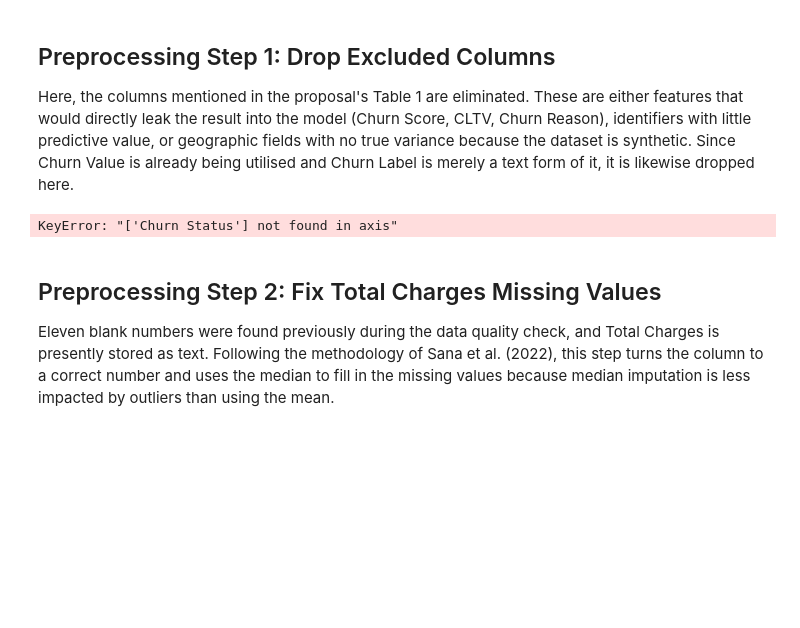
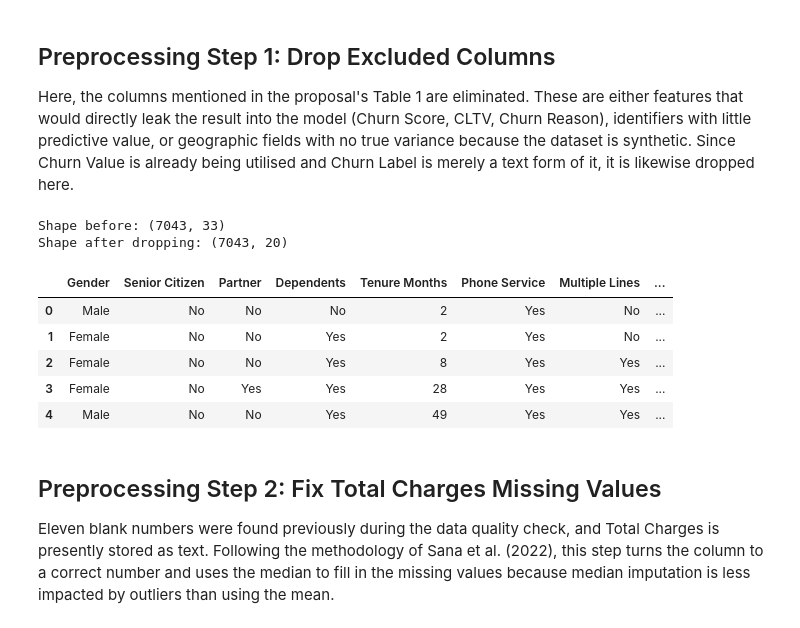
Before and after one commit to ST10294145/Customer-Churn-Data-Analysis, a Jupyter notebook: churn_data.ipynb, the cells around one changed output. Cells and saved outputs as stored; diff of their text form; code cells hidden in the pictures; blank space fills up the shorter version.

Commit message:
reran and fixed errors

```diff
--- a/churn_data.ipynb
+++ b/churn_data.ipynb
@@ -479,17 +479,23 @@ Here, the columns mentioned in the proposal's Table 1 are eliminated. These are
 # %%
 columns_to_drop = [
     "CustomerID", "Count", "Country", "State", "City", "Zip Code",
     "Lat Long", "Latitude", "Longitude",
-    "Churn Score", "CLTV", "Churn Reason", "Churn Label",
-    "Churn Status"
+    "Churn Score", "CLTV", "Churn Reason", "Churn Label"
 ]
 
 df_clean = df.drop(columns=columns_to_drop)
 print("Shape before:", df.shape)
 print("Shape after dropping:", df_clean.shape)
 df_clean.head()
 # %% [output]
-KeyError: "['Churn Status'] not found in axis"
+Shape before: (7043, 33)
+Shape after dropping: (7043, 20)
+|  | Gender | Senior Citizen | Partner | Dependents | Tenure Months | Phone Service | Multiple Lines | ... |
+| 0 | Male | No | No | No | 2 | Yes | No | ... |
+| 1 | Female | No | No | Yes | 2 | Yes | No | ... |
+| 2 | Female | No | No | Yes | 8 | Yes | Yes | ... |
+| 3 | Female | No | Yes | Yes | 28 | Yes | Yes | ... |
+| 4 | Male | No | No | Yes | 49 | Yes | Yes | ... |
 # %% [markdown]
 ## Preprocessing Step 2: Fix Total Charges Missing Values
 
```
Also changed, not shown: parts of 5 cells of this notebook, 1 other file.
